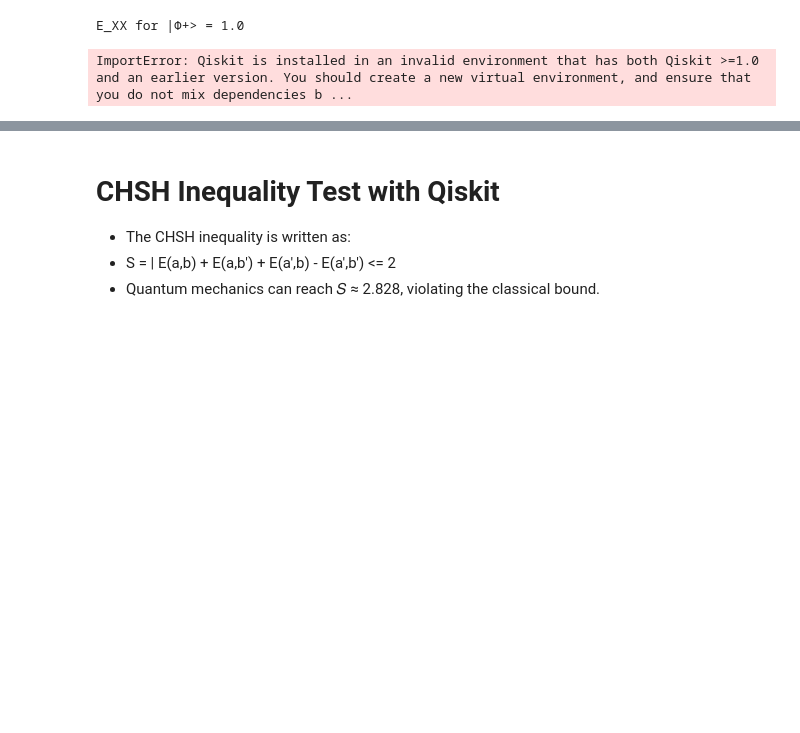
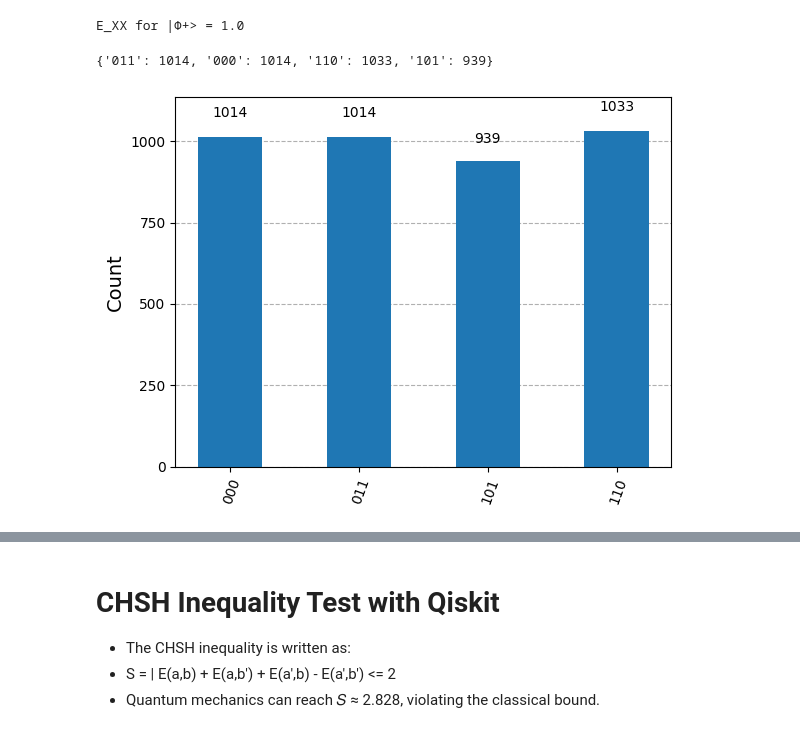
Before and after one commit to Rudra1x/Qiskit-Tutorial-Notebook, a Jupyter notebook: modules/module_3.ipynb, the cells around one changed output, grey strips where cells are left out. Drawn from its saved outputs; the diff is of its cells as text; code cells hidden in the pictures; blank space fills up the shorter version.

```diff
--- a/modules/module_3.ipynb
+++ b/modules/module_3.ipynb
@@ -411,15 +406,29 @@ E_XX for |Φ+> = 1.0
 # %%
 # GHZ parity check in X basis
 from qiskit.visualization import plot_histogram
+def measure_in_basis(qc, qubits, clbits, basis='Z'):
+    """
+    Apply basis rotations before measuring.
+    basis: 'Z', 'X', 'Y'
+    """
+    for q in qubits:
+        if basis == 'X':
+            qc.h(q)
+        elif basis == 'Y':
+            qc.sdg(q)
+            qc.h(q)
+    qc.measure(qubits, clbits)
+    return qc
 qc = QuantumCircuit(3,3)
 qc.h(0); qc.cx(0,1); qc.cx(0,2)
 qc = measure_in_basis(qc, [0,1,2],[0,1,2],'X')
 
 res = sim.run(transpile(qc, sim), shots=4000).result().get_counts()
 print(res)
 plot_histogram(res)
 # %% [output]
-ImportError: Qiskit is installed in an invalid environment that has both Qiskit >=1.0 and an earlier version. You should create a new virtual environment, and ensure that you do not mix dependencies b ...
+{'011': 1014, '000': 1014, '110': 1033, '101': 939}
+[figure, added]
 # %%
 # Noise Experiment
 from qiskit_aer.noise import NoiseModel, depolarizing_error
```
Also changed, not shown: parts of 6 cells of this notebook, 2 other files.
